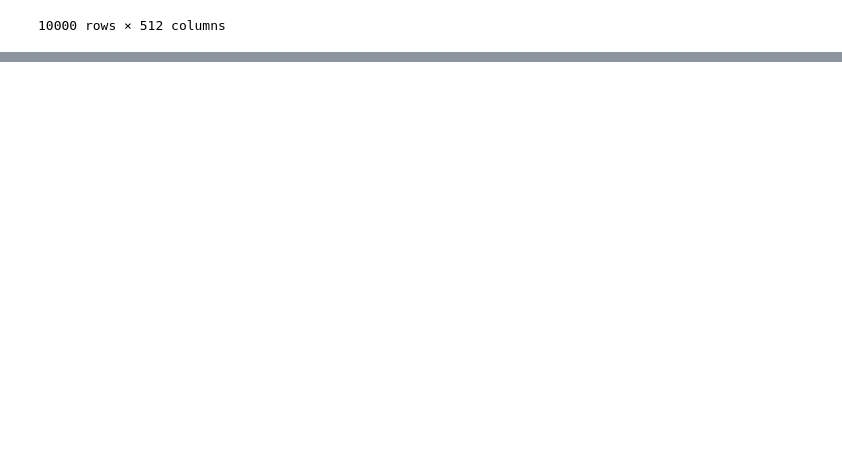
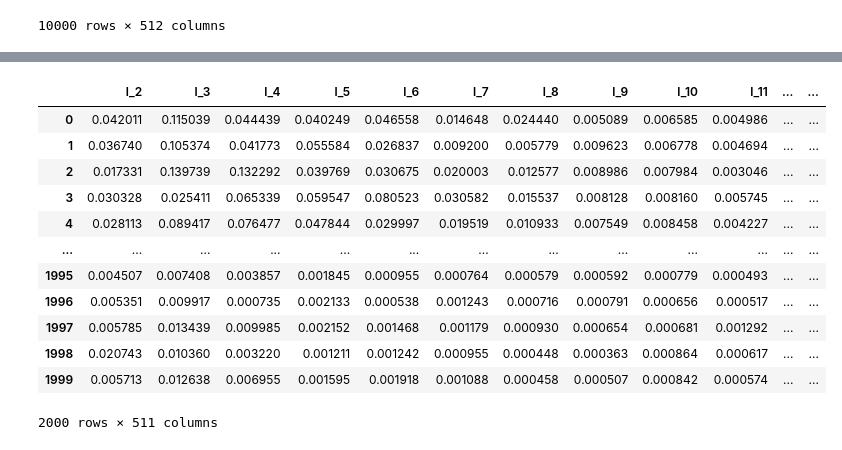
Before and after one commit to RenatodaCostaSantos/capacitacao, a Jupyter notebook: aeroespacial/notebooks/0_agrega_dados.ipynb, the cells around one changed output, grey strips where cells are left out. Cells and saved outputs as stored; diff of their text form; code cells hidden in the pictures; blank space fills up the shorter version.

```diff
--- a/aeroespacial/notebooks/0_agrega_dados.ipynb
+++ b/aeroespacial/notebooks/0_agrega_dados.ipynb
@@ -659,0 +646,16 @@ final_b_test.to_csv('test_b_df', index=False)
+# %%
+df_e_teste
+# %% [output]
+|  | l_2 | l_3 | l_4 | l_5 | l_6 | l_7 | l_8 | l_9 | l_10 | l_11 | ... | ... |
+| 0 | 0.042011 | 0.115039 | 0.044439 | 0.040249 | 0.046558 | 0.014648 | 0.024440 | 0.005089 | 0.006585 | 0.004986 | ... | ... |
+| 1 | 0.036740 | 0.105374 | 0.041773 | 0.055584 | 0.026837 | 0.009200 | 0.005779 | 0.009623 | 0.006778 | 0.004694 | ... | ... |
+| 2 | 0.017331 | 0.139739 | 0.132292 | 0.039769 | 0.030675 | 0.020003 | 0.012577 | 0.008986 | 0.007984 | 0.003046 | ... | ... |
+| 3 | 0.030328 | 0.025411 | 0.065339 | 0.059547 | 0.080523 | 0.030582 | 0.015537 | 0.008128 | 0.008160 | 0.005745 | ... | ... |
+| 4 | 0.028113 | 0.089417 | 0.076477 | 0.047844 | 0.029997 | 0.019519 | 0.010933 | 0.007549 | 0.008458 | 0.004227 | ... | ... |
+| ... | ... | ... | ... | ... | ... | ... | ... | ... | ... | ... | ... | ... |
+| 1995 | 0.004507 | 0.007408 | 0.003857 | 0.001845 | 0.000955 | 0.000764 | 0.000579 | 0.000592 | 0.000779 | 0.000493 | ... | ... |
+| 1996 | 0.005351 | 0.009917 | 0.000735 | 0.002133 | 0.000538 | 0.001243 | 0.000716 | 0.000791 | 0.000656 | 0.000517 | ... | ... |
+| 1997 | 0.005785 | 0.013439 | 0.009985 | 0.002152 | 0.001468 | 0.001179 | 0.000930 | 0.000654 | 0.000681 | 0.001292 | ... | ... |
+| 1998 | 0.020743 | 0.010360 | 0.003220 | 0.001211 | 0.001242 | 0.000955 | 0.000448 | 0.000363 | 0.000864 | 0.000617 | ... | ... |
+| 1999 | 0.005713 | 0.012638 | 0.006955 | 0.001595 | 0.001918 | 0.001088 | 0.000458 | 0.000507 | 0.000842 | 0.000574 | ... | ... |
+2000 rows × 511 columns
```
Also changed, not shown: parts of 24 cells of this notebook.
